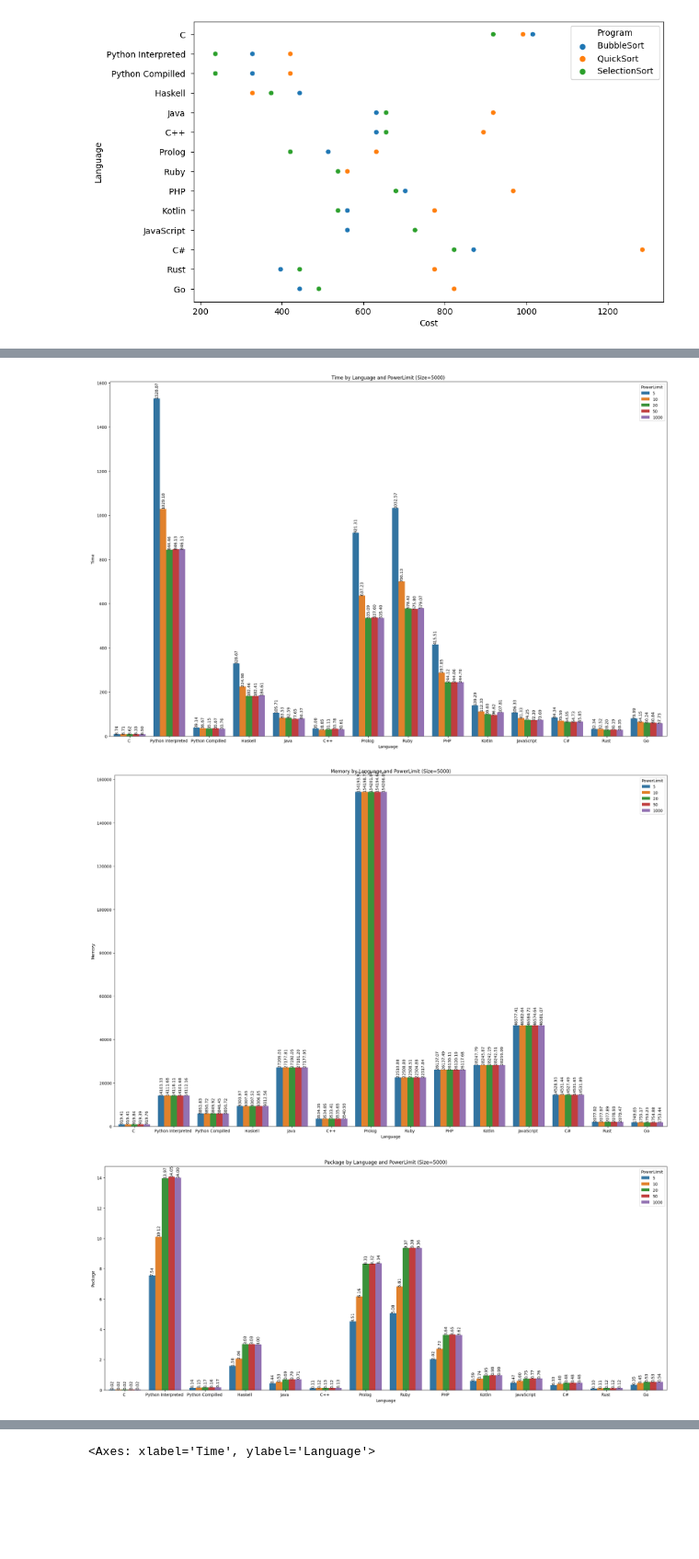
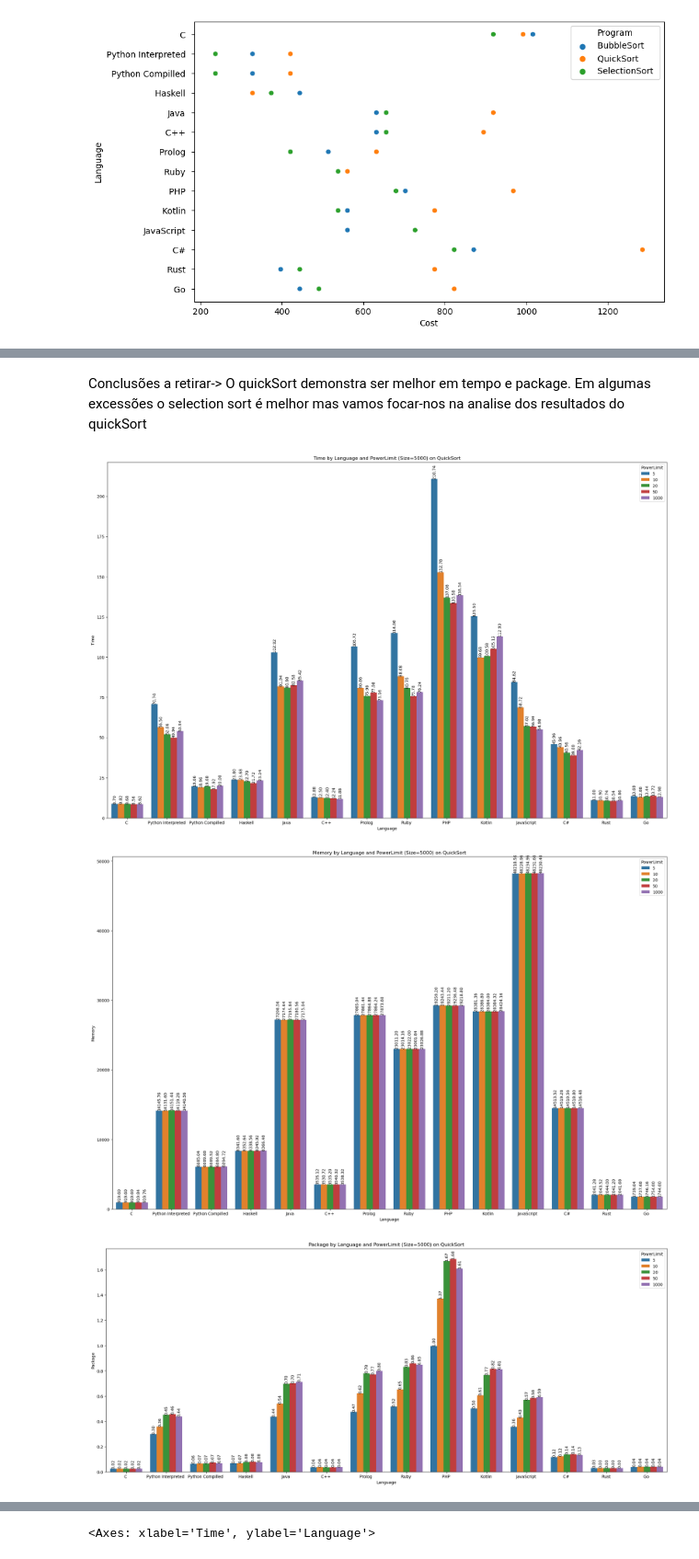
Before and after one commit to realRunlo/EnergyMeasurement, a Jupyter notebook: notebooks/statistics.ipynb, the cells around one changed output, grey strips where cells are left out. Shown at 92% size. Drawn from its saved outputs; the diff is of its cells as text; code cells hidden in the pictures; blank space fills up the shorter version.

```diff
--- a/notebooks/statistics.ipynb
+++ b/notebooks/statistics.ipynb
@@ -45,6 +45,6 @@ max        0.504211      0.0   2744.000000     55.500000  425304.000000
 [figure]
 [figure]
 # %%
-df = df.drop(['GPU', 'Core'], axis=1)
+df = df.drop(['GPU', 'Core','DRAM'], axis=1)
 # %%
 #Guardar medias para csv
@@ -62,10 +62,7 @@ group_column = "PowerLimit"  # Specify the column to group by
 for col in columns:
     languages = df['Language'].unique()
     for language in languages:
-        if col == 'Memory':
-            plt.figure(figsize=(30, 20))
-        else:
-            plt.figure(figsize=(30, 6))
+        plt.figure(figsize=(10, 6))
 
         data_subset = df[(df['Language'] == language) & (df['Size'] == 5000)]
         data_subset['PowerLimit'] = data_subset['PowerLimit'].astype(str)
@@ -118,38 +115,41 @@ See the caveats in the documentation: https://pandas.pydata.org/pandas-docs/stab
 ... (44 outputs left out)
+# %% [markdown]
+Conclusões a retirar-> O quickSort demonstra ser melhor em tempo e package. Em algumas excessões o selection sort é melhor mas vamos focar-nos na analise dos resultados do quickSort
 # %%
 import matplotlib.pyplot as plt
 import seaborn as sea
 
 size = 5000
 
 for col in ["Time", "Memory", "Package"]:
     if col in ["Time", "Memory"]:
         plt.figure(figsize=(25, 16))  # Aumenta a altura do gráfico
     else:
         plt.figure(figsize=(25, 10))  # Tamanho padrão
 
-    data_subset = df[df['Size'] == size]
-    hue_labels = ["No PowerLimit" if val == -1 else val for val in data_subset['PowerLimit']]
+    data_subset = df[(df['Size'] == size)&(df['Program'] == 'QuickSort ')]
+
+    hue_labels = [val for val in data_subset['PowerLimit']]
     ax = sea.barplot(data=data_subset, x='Language', y=col, hue=hue_labels, errorbar=None)
     plt.xlabel('Language')
     plt.ylabel(col)
-    plt.title(f'{col} by Language and PowerLimit (Size={size})')
+    plt.title(f'{col} by Language and PowerLimit (Size={size}) on QuickSort')
     plt.legend(title='PowerLimit')
 
     # Add the measured values on top of each bar
     for p in ax.patches:
         width = p.get_width()
         height = p.get_height()
         x, y = p.get_xy()
 
         ax.text(x + width / 2, y + height, format(height, '.2f'),
                 ha='center', va='bottom', rotation='vertical')
 
     plt.show()
 # %% [output]
-[figure, old version]
+[figure, new version]
-[figure, old version]
+[figure, new version]
-[figure, old version]
+[figure, new version]
 # %%
 import matplotlib.pyplot as plt
 import seaborn as sea
```
Also changed, not shown: parts of 7 cells of this notebook, 3 other files.
